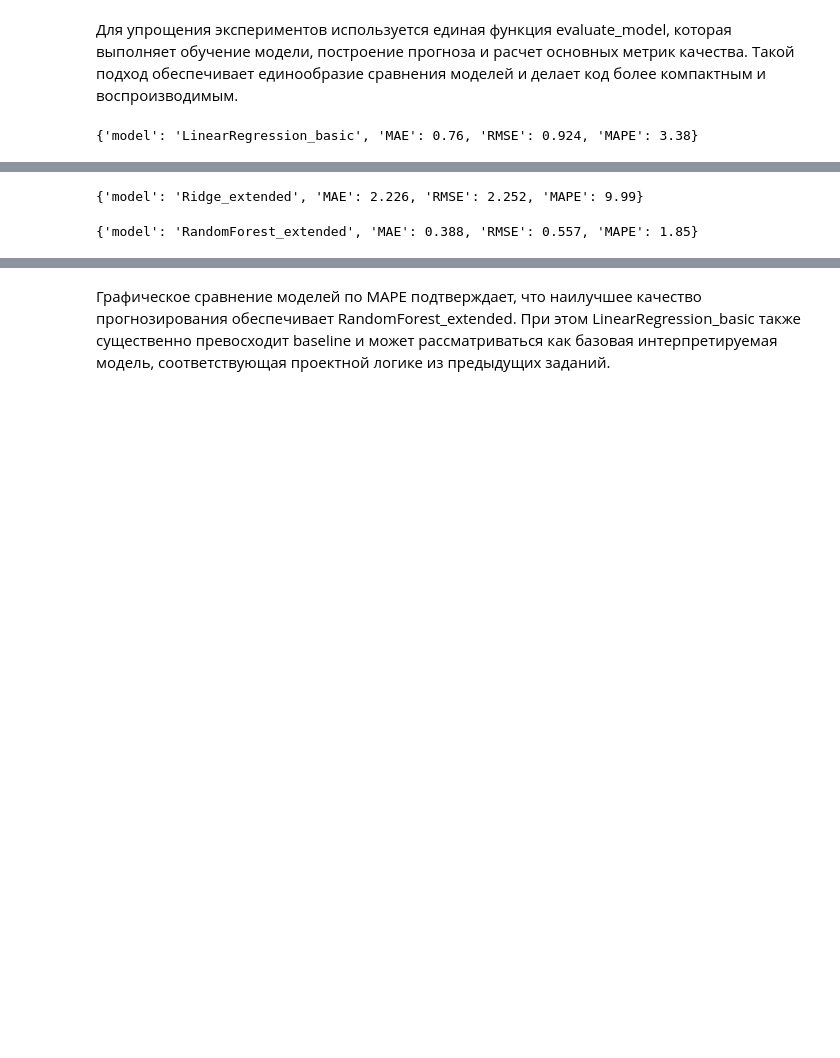
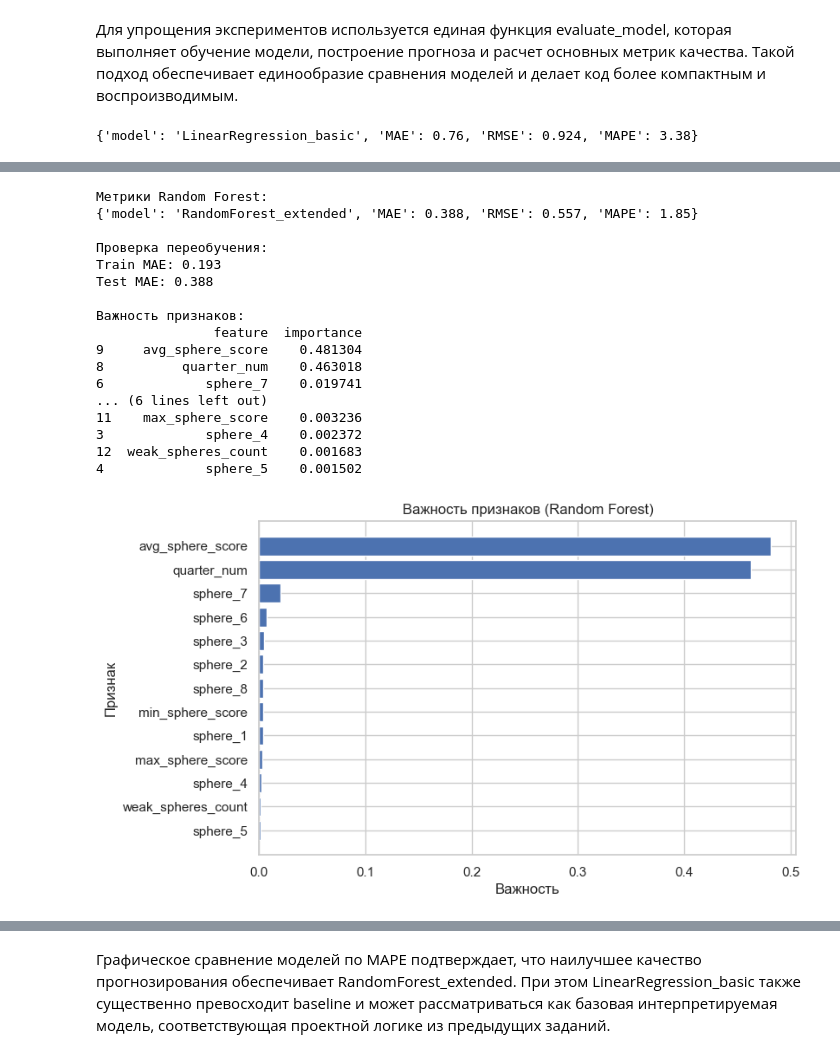
Before and after one commit to Annastazie/Predict-model-MO, a Jupyter notebook: notebooks/01_eda.ipynb, the cells around one changed output, grey strips where cells are left out. Drawn from its saved outputs; the diff is of its cells as text; code cells hidden in the pictures; blank space fills up the shorter version.

```diff
--- a/notebooks/01_eda.ipynb
+++ b/notebooks/01_eda.ipynb
@@ -884,40 +885,78 @@ result_lr_extended
-# %%
-#Ridge-регрессия на расширенном наборе признаков
-
-# Ridge-регрессия на расширенных признаках
-ridge_regression_extended = Ridge(alpha=1.0)
-
-prediction_ridge_extended, result_ridge_extended = evaluate_model(
-    model_name="Ridge_extended",
-    model_object=ridge_regression_extended,
-    X_train=X_train_extended,
-    X_test=X_test_extended,
-    y_train=y_train,
-    y_test=y_test
-)
-
-result_ridge_extended
-# %% [output]
-{'model': 'Ridge_extended', 'MAE': 2.226, 'RMSE': 2.252, 'MAPE': 9.99}
 # %%
-#Random Forest на расширенном наборе признаков
+#Random Forest на расширенном наборе признаков (расширенная модель)
 
-# Random Forest на расширенных признаках
+from sklearn.ensemble import RandomForestRegressor
+from sklearn.metrics import mean_absolute_error
+import pandas as pd
+import matplotlib.pyplot as plt
+
+# 1. Создаем модель
 random_forest_extended = RandomForestRegressor(
     n_estimators=200,
     max_depth=4,
     random_state=42
 )
 
+# 2. Обучаем и получаем прогноз через функцию
 prediction_rf_extended, result_rf_extended = evaluate_model(
     model_name="RandomForest_extended",
     model_object=random_forest_extended,
     X_train=X_train_extended,
     X_test=X_test_extended,
     y_train=y_train,
     y_test=y_test
 )
 
-result_rf_extended
+# 3. Вывод метрик
+print("Метрики Random Forest:")
+print(result_rf_extended)
+
+# Проверка переобучения
+
+y_train_pred_rf = random_forest_extended.predict(X_train_extended)
+
+train_mae_rf = mean_absolute_error(y_train, y_train_pred_rf)
+test_mae_rf = result_rf_extended["MAE"]
+
+print("\nПроверка переобучения:")
+print(f"Train MAE: {train_mae_rf:.3f}")
+print(f"Test MAE: {test_mae_rf:.3f}")
+
+# Важность признаков
+
+feature_importance = pd.DataFrame({
+    "feature": X_train_extended.columns,
+    "importance": random_forest_extended.feature_importances_
+}).sort_values(by="importance", ascending=False)
+
+print("\nВажность признаков:")
+print(feature_importance)
+
+# Визуализация важности признаков
+
+plt.figure(figsize=(8, 5))
+plt.barh(feature_importance["feature"], feature_importance["importance"])
+plt.gca().invert_yaxis()
+plt.title("Важность признаков (Random Forest)")
+plt.xlabel("Важность")
+plt.ylabel("Признак")
+plt.show()
 # %% [output]
+Метрики Random Forest:
 {'model': 'RandomForest_extended', 'MAE': 0.388, 'RMSE': 0.557, 'MAPE': 1.85}
+
+Проверка переобучения:
+Train MAE: 0.193
+Test MAE: 0.388
+
+Важность признаков:
+               feature  importance
+9     avg_sphere_score    0.481304
+8          quarter_num    0.463018
+6             sphere_7    0.019741
+... (6 lines left out)
+11    max_sphere_score    0.003236
+3             sphere_4    0.002372
+12  weak_spheres_count    0.001683
+4             sphere_5    0.001502
+[figure, added]
```
Also changed, not shown: parts of 20 cells of this notebook, 12 other files.
